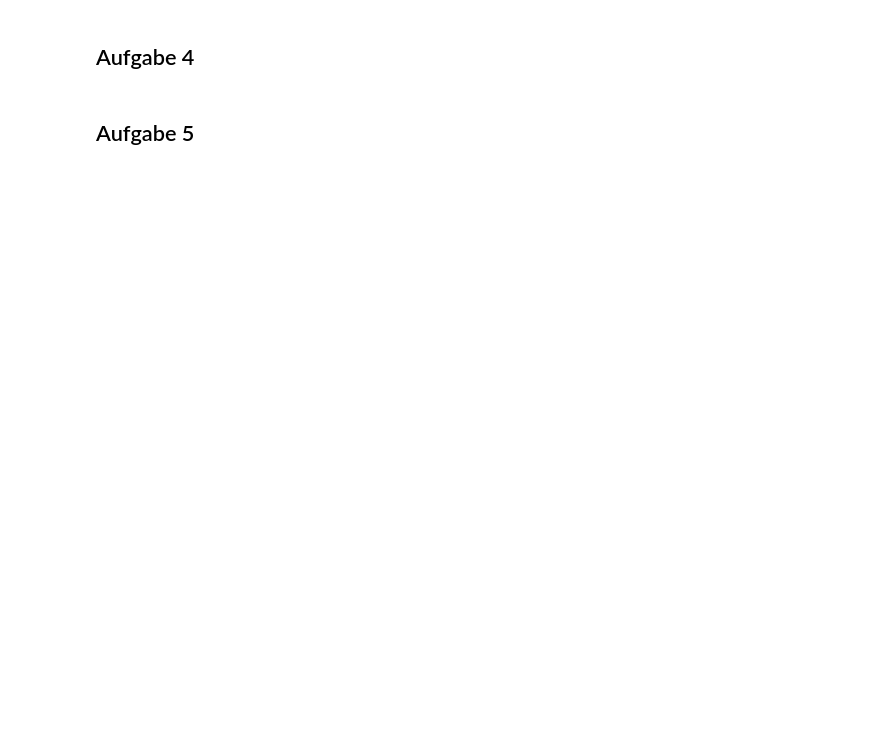
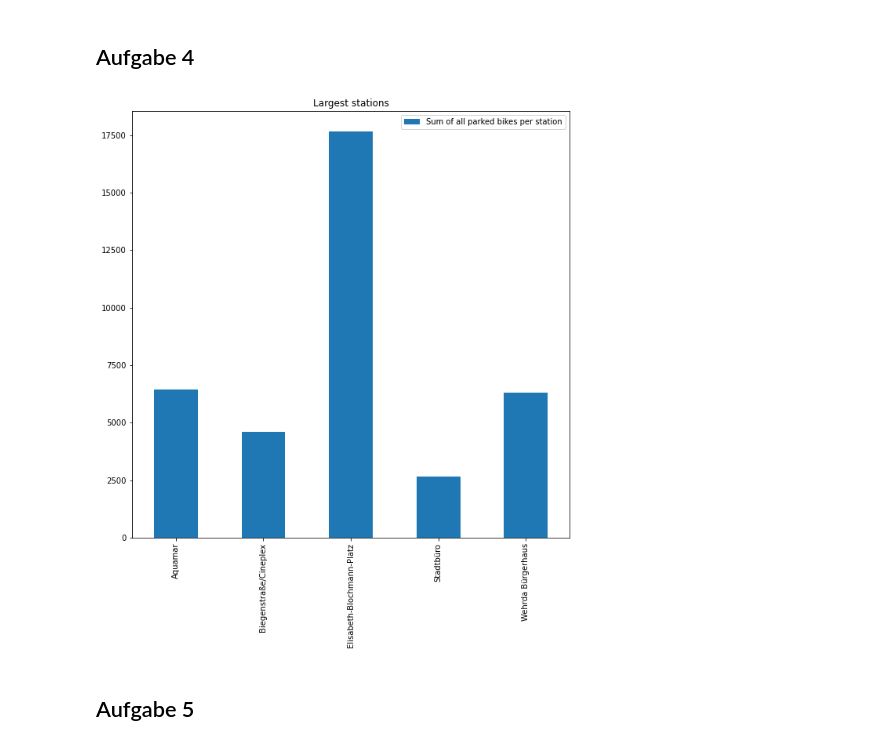
Before and after one commit to PellelNitram/NextbikeMR-GruenderVirus-Workshop, a Jupyter notebook: workshop.ipynb, the cells around one changed output. Saved outputs shown, nothing was run; the diff lists cells and outputs as text; code cells hidden in the pictures; blank space fills up the shorter version.

```diff
--- a/workshop.ipynb
+++ b/workshop.ipynb
@@ -51,6 +82,14 @@ del df['timestamp']
 ## Aufgabe 4
 # %%
 # Dein Code hier
+# %%
+fig, axis = plt.subplots(1, 1, figsize=(10, 10))
+df.sum(axis=0).plot.bar(ax=axis, label='Sum of all parked bikes per station')
+axis.set_title('Largest stations')
+plt.legend()
+plt.show()
+# %% [output]
+[figure, added]
 # %% [markdown]
 ## Aufgabe 5
 # %%
```
Also changed, not shown: parts of 4 cells of this notebook.
